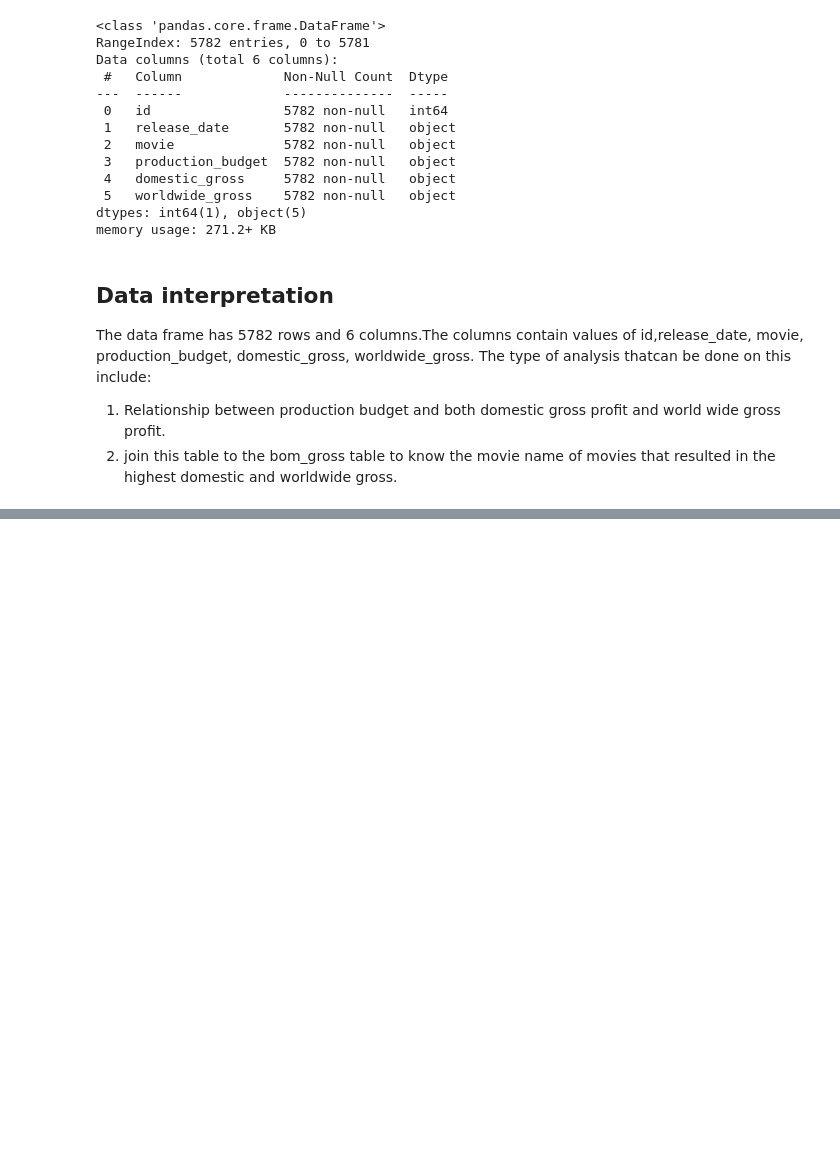
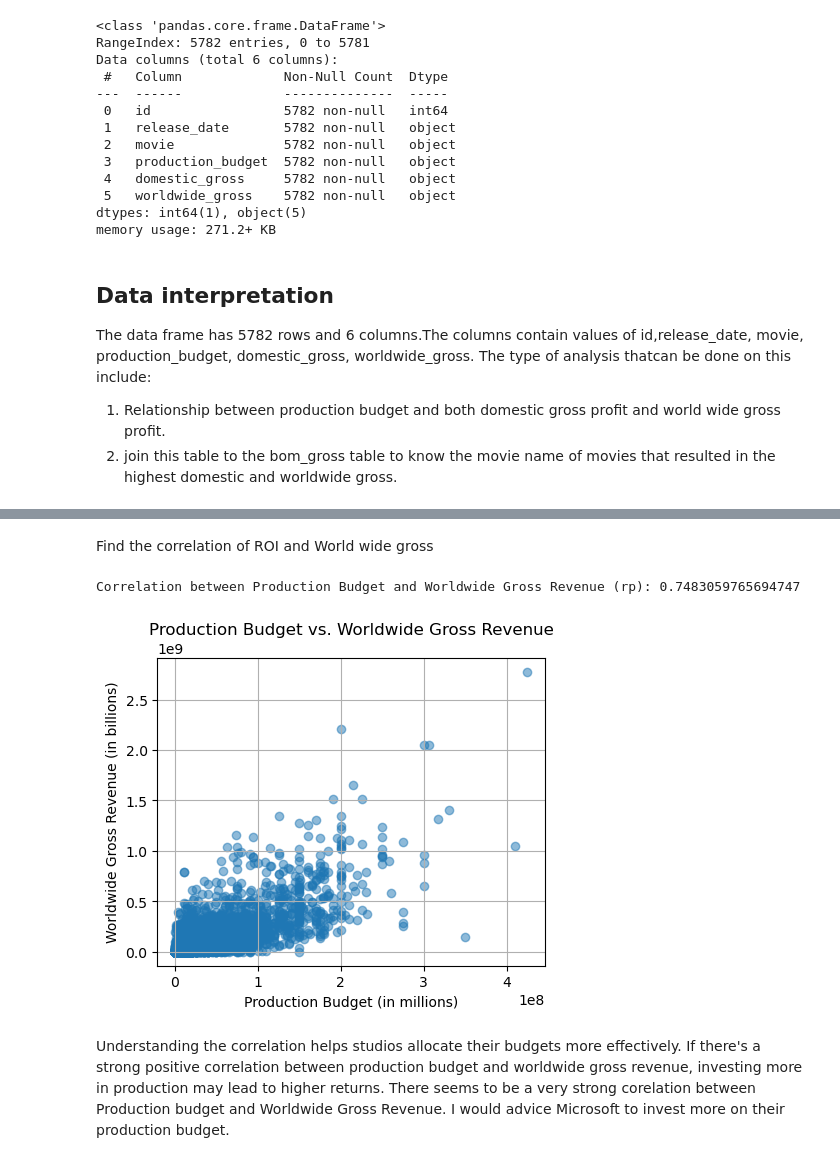
Before and after one commit to Nyabaga/Film-Fortune-Telling, a Jupyter notebook: student.ipynb, the cells around one changed output, grey strips where cells are left out. Saved outputs shown, nothing was run; the diff lists cells and outputs as text; code cells hidden in the pictures; blank space fills up the shorter version.

```diff
--- a/student.ipynb
+++ b/student.ipynb
@@ -483,0 +408,30 @@ KeyError: 'domestic_gross'
+# %% [markdown]
+Find the correlation of ROI and World wide gross
+# %%
+# Convert 'production_budget' and 'worldwide_gross' columns to numeric
+df_movie_budgets['production_budget'] = df_movie_budgets['production_budget'].replace('[\$,]', '', regex=True).astype(float)
+df_movie_budgets['worldwide_gross'] = df_movie_budgets['worldwide_gross'].replace('[\$,]', '', regex=True).astype(float)
+
+# Calculate the correlation coefficient
+correlation = df_movie_budgets['production_budget'].corr(df_movie_budgets['worldwide_gross'])
+
+print("Correlation between Production Budget and Worldwide Gross Revenue (rp):", correlation)
+# %% [output]
+Correlation between Production Budget and Worldwide Gross Revenue (rp): 0.7483059765694747
+# %%
+# Convert 'production_budget' and 'worldwide_gross' columns to numeric
+df_movie_budgets['production_budget'] = df_movie_budgets['production_budget'].replace('[\$,]', '', regex=True).astype(float)
+df_movie_budgets['worldwide_gross'] = df_movie_budgets['worldwide_gross'].replace('[\$,]', '', regex=True).astype(float)
+
+# Plotting
+plt.figure(figsize=(5, 4))
+plt.scatter(df_movie_budgets['production_budget'], df_movie_budgets['worldwide_gross'], alpha=0.5)
+plt.title('Production Budget vs. Worldwide Gross Revenue')
+plt.xlabel('Production Budget (in millions)')
+plt.ylabel('Worldwide Gross Revenue (in billions)')
+plt.grid(True)
+plt.show()
+# %% [output]
+[figure, added]
+# %% [markdown]
+Understanding the correlation helps studios allocate their budgets more effectively. If there's a strong positive correlation between production budget and worldwide gross revenue, investing more in production may lead to higher returns. There seems to be a very strong corelation between Production budget and Worldwide Gross Revenue. I would advice Microsoft to invest more on their production budget.
```
Also changed, not shown: parts of 46 cells of this notebook, 3 other files.
